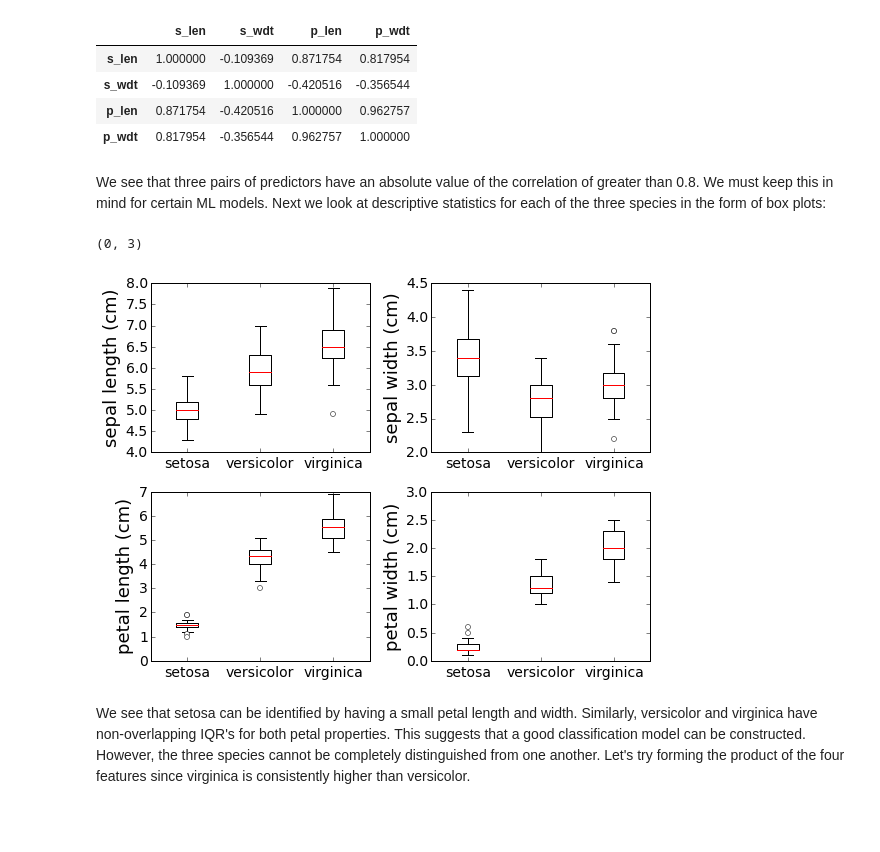
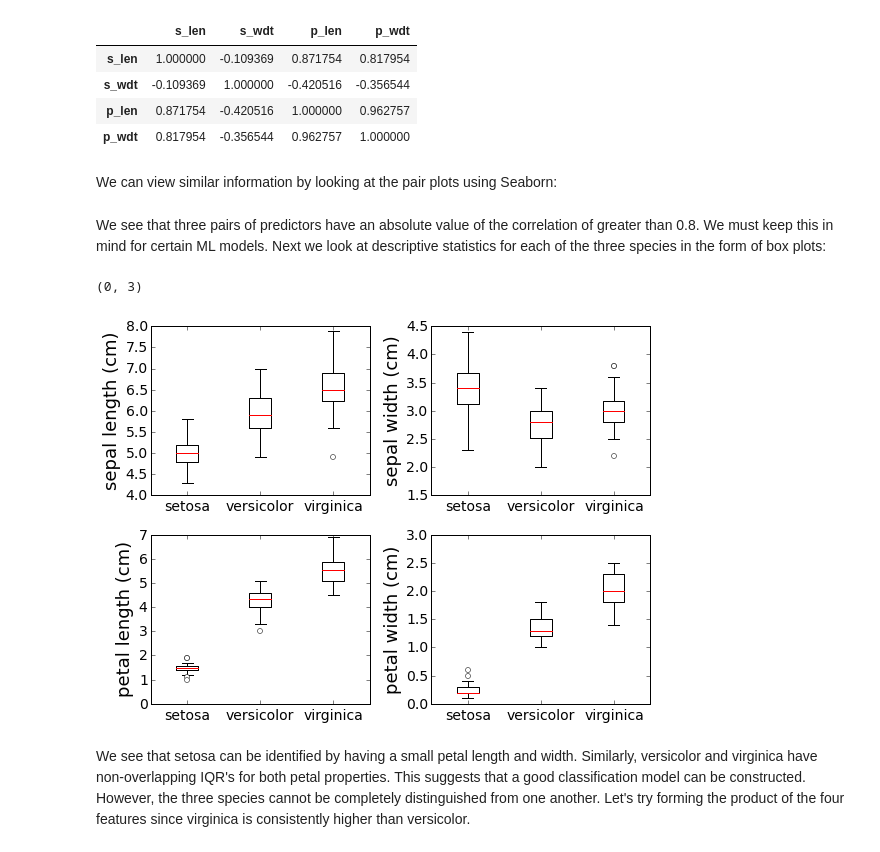
Before and after one commit to jhalverson/data_science, a Jupyter notebook: machine_learning/iris_data_set.ipynb, the cells around one changed output. Cells and saved outputs as stored; diff of their text form; code cells hidden in the pictures; blank space fills up the shorter version.

```diff
--- a/machine_learning/iris_data_set.ipynb
+++ b/machine_learning/iris_data_set.ipynb
@@ -43,3 +44,5 @@ df.ix[:,0:4].corr()
 | s_wdt | -0.109369 | 1.000000 | -0.420516 | -0.356544 |
 | p_len | 0.871754 | -0.420516 | 1.000000 | 0.962757 |
 | p_wdt | 0.817954 | -0.356544 | 0.962757 | 1.000000 |
+# %% [markdown]
+We can view similar information by looking at the pair plots using Seaborn:
@@ -46,19 +51,20 @@ df.ix[:,0:4].corr()
 # %% [markdown]
 We see that three pairs of predictors have an absolute value of the correlation of greater than 0.8. We must keep this in mind for certain ML models. Next we look at descriptive statistics for each of the three species in the form of box plots:
 # %%
-fprops = dict(marker='o', markerfacecolor='w', markeredgecolor='k', markersize=5, linestyle='none')
+fprops = dict(marker='o', mfc='w', mec='k', markersize=5, linestyle='none', lw=1)
 bprops = dict(color='k')
 wprops = dict(color='k', linestyle='-', lw=1)
 f, ((ax0, ax1), (ax2, ax3)) = plt.subplots(nrows=2, ncols=2)
 for i in range(4):
     exec('ax' + str(i) + '.boxplot([df[df.species == 0].ix[:,'+ str(i) + '], df[df.species == 1].ix[:,' + str(i) + '], df[df.species == 2].ix[:,' + str(i) + ']], labels=iris.target_names, flierprops=fprops, boxprops=bprops, whiskerprops=wprops)')
     exec('ax' + str(i) + '.set_ylabel(iris.feature_names[' + str(i) + '])')
 plt.tight_layout()
+ax1.set_ylim(1.5, 4.5)
 ax2.set_ylim(0, 7)
 ax3.set_ylim(0, 3)
 # %% [output]
 (0, 3)
-[figure, old version]
+[figure, new version]
 # %% [markdown]
 We see that setosa can be identified by having a small petal length and width. Similarly, versicolor and virginica have non-overlapping IQR's for both petal properties. This suggests that a good classification model can be constructed. However, the three species cannot be completely distinguished from one another. Let's try forming the product of the four features since virginica is consistently higher than versicolor.
 # %%
```
Also changed, not shown: parts of 17 cells of this notebook.
